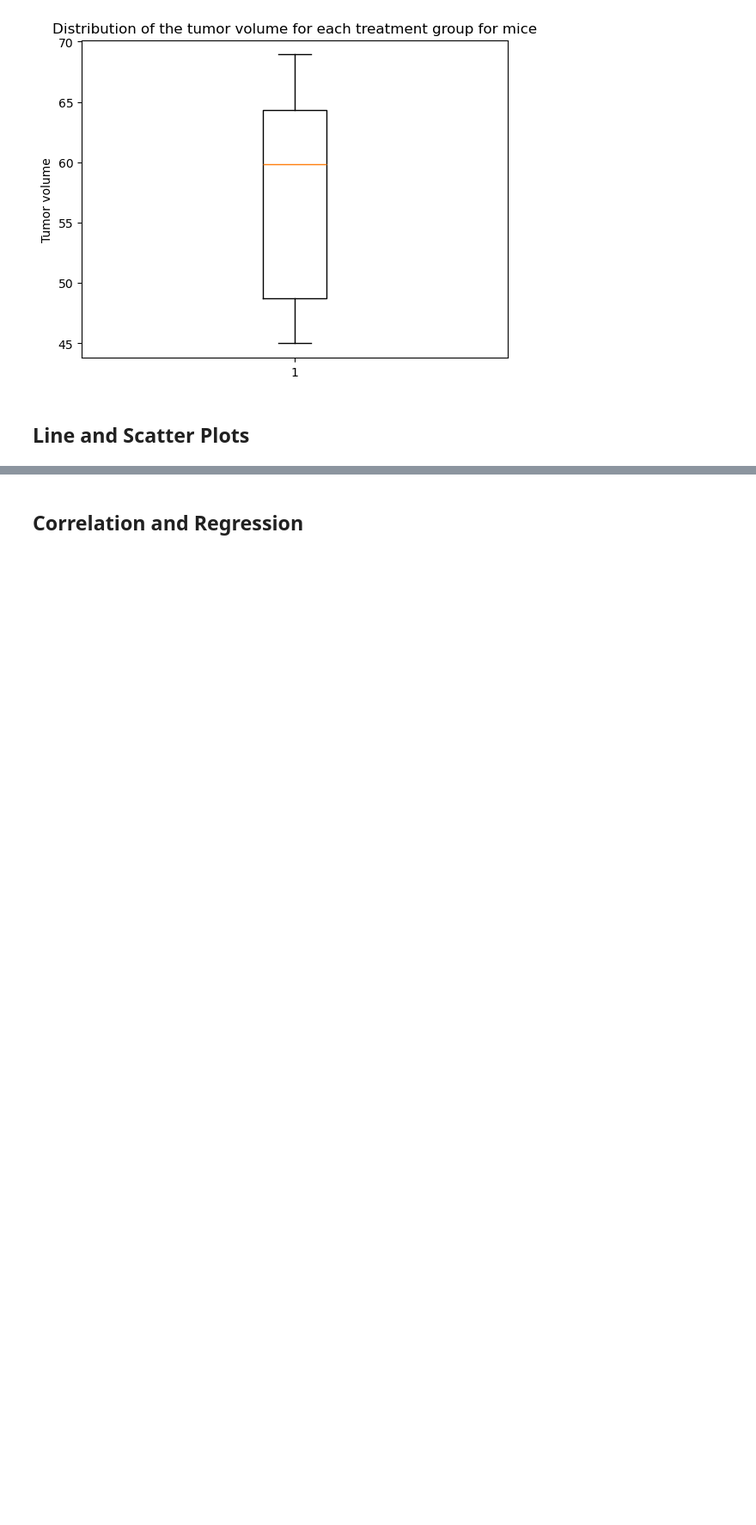
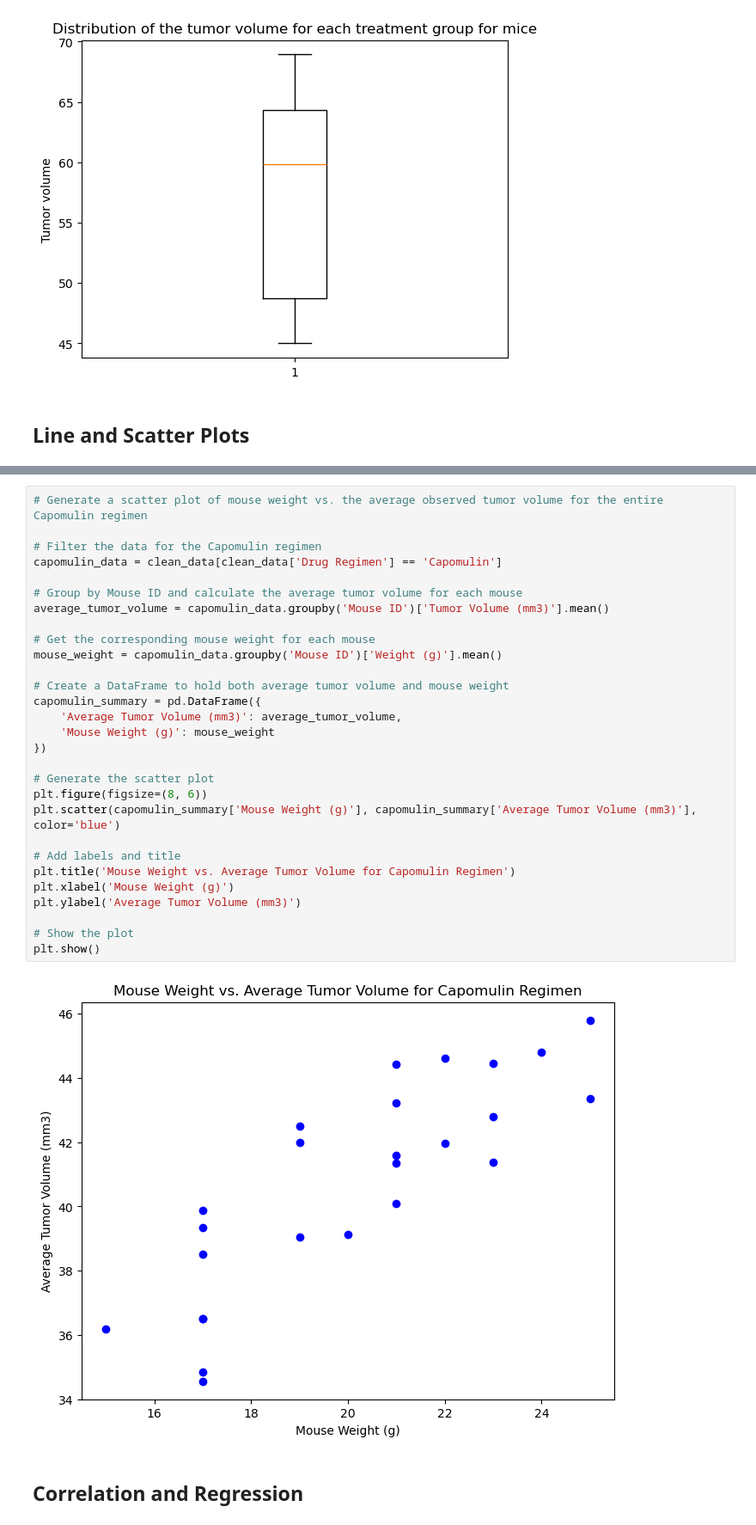
Before and after one commit to mascee/Challenge-5-Pymaceuticals, a Jupyter notebook: Challenge5_Pymaceuticals.ipynb, the cells around one changed output, grey strips where cells are left out. Shown at 86% size. Cells and saved outputs as stored; diff of their text form; blank space fills up the shorter version.

```diff
--- a/Challenge5_Pymaceuticals.ipynb
+++ b/Challenge5_Pymaceuticals.ipynb
@@ -369,2 +385,33 @@ plt.show()
+# %%
+# Generate a scatter plot of mouse weight vs. the average observed tumor volume for the entire Capomulin regimen
+
+# Filter the data for the Capomulin regimen
+capomulin_data = clean_data[clean_data['Drug Regimen'] == 'Capomulin']
+
+# Group by Mouse ID and calculate the average tumor volume for each mouse
+average_tumor_volume = capomulin_data.groupby('Mouse ID')['Tumor Volume (mm3)'].mean()
+
+# Get the corresponding mouse weight for each mouse
+mouse_weight = capomulin_data.groupby('Mouse ID')['Weight (g)'].mean()
+
+# Create a DataFrame to hold both average tumor volume and mouse weight
+capomulin_summary = pd.DataFrame({
+    'Average Tumor Volume (mm3)': average_tumor_volume,
+    'Mouse Weight (g)': mouse_weight
+})
+
+# Generate the scatter plot
+plt.figure(figsize=(8, 6))
+plt.scatter(capomulin_summary['Mouse Weight (g)'], capomulin_summary['Average Tumor Volume (mm3)'], color='blue')
+
+# Add labels and title
+plt.title('Mouse Weight vs. Average Tumor Volume for Capomulin Regimen')
+plt.xlabel('Mouse Weight (g)')
+plt.ylabel('Average Tumor Volume (mm3)')
+
+# Show the plot
+plt.show()
+# %% [output]
+[figure, added]
 # %% [markdown]
 ## Correlation and Regression
```
Also changed, not shown: parts of 5 cells of this notebook.
